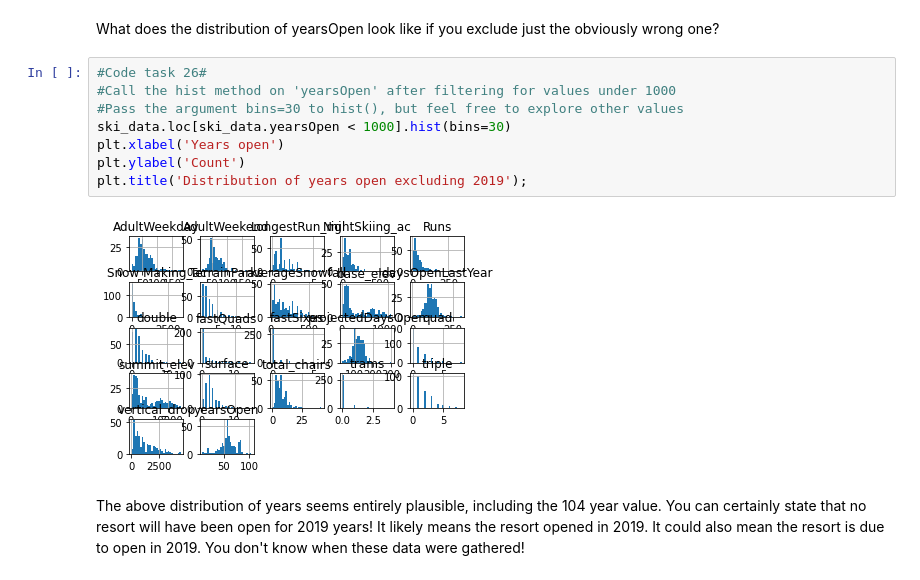
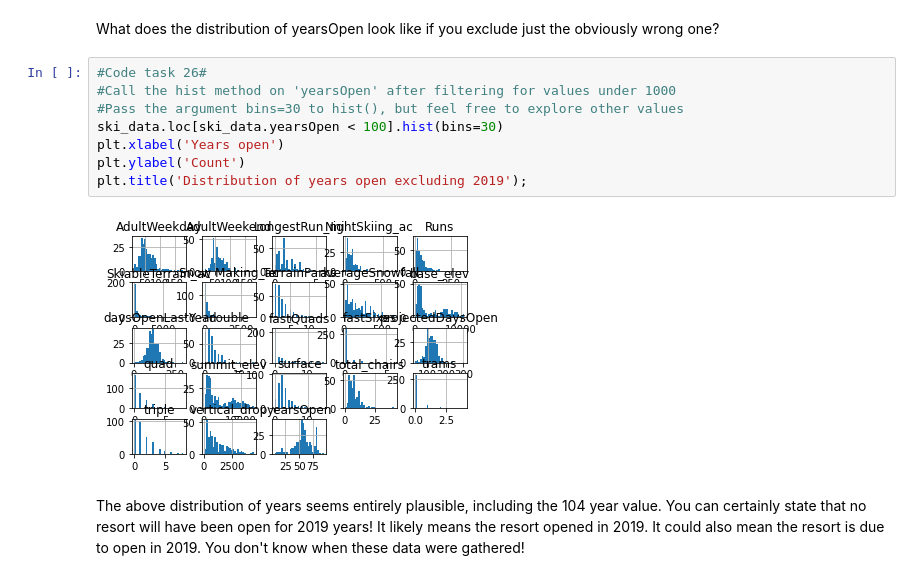
Before and after one commit to EADJEI0110/DataScienceGuidedCapstone, a Jupyter notebook: Notebooks/02_data_wrangling.ipynb, the cells around one changed output. Saved outputs shown, nothing was run; the diff lists cells and outputs as text.

Commit message:
03_exploratory_data_analysis.ipynb

```diff
--- a/Notebooks/02_data_wrangling.ipynb
+++ b/Notebooks/02_data_wrangling.ipynb
@@ -685,13 +663,13 @@ What does the distribution of yearsOpen look like if you exclude just the obviou
 # %%
 #Code task 26#
 #Call the hist method on 'yearsOpen' after filtering for values under 1000
 #Pass the argument bins=30 to hist(), but feel free to explore other values
-ski_data.loc[ski_data.yearsOpen < 1000].hist(bins=30)
+ski_data.loc[ski_data.yearsOpen < 100].hist(bins=30)
 plt.xlabel('Years open')
 plt.ylabel('Count')
 plt.title('Distribution of years open excluding 2019');
 # %% [output]
-[figure, old version]
+[figure, new version]
 # %% [markdown]
 The above distribution of years seems entirely plausible, including the 104 year value. You can certainly state that no resort will have been open for 2019 years! It likely means the resort opened in 2019. It could also mean the resort is due to open in 2019. You don't know when these data were gathered!
 # %% [markdown]
```
Also changed, not shown: parts of 31 cells of this notebook, 1 other file.
